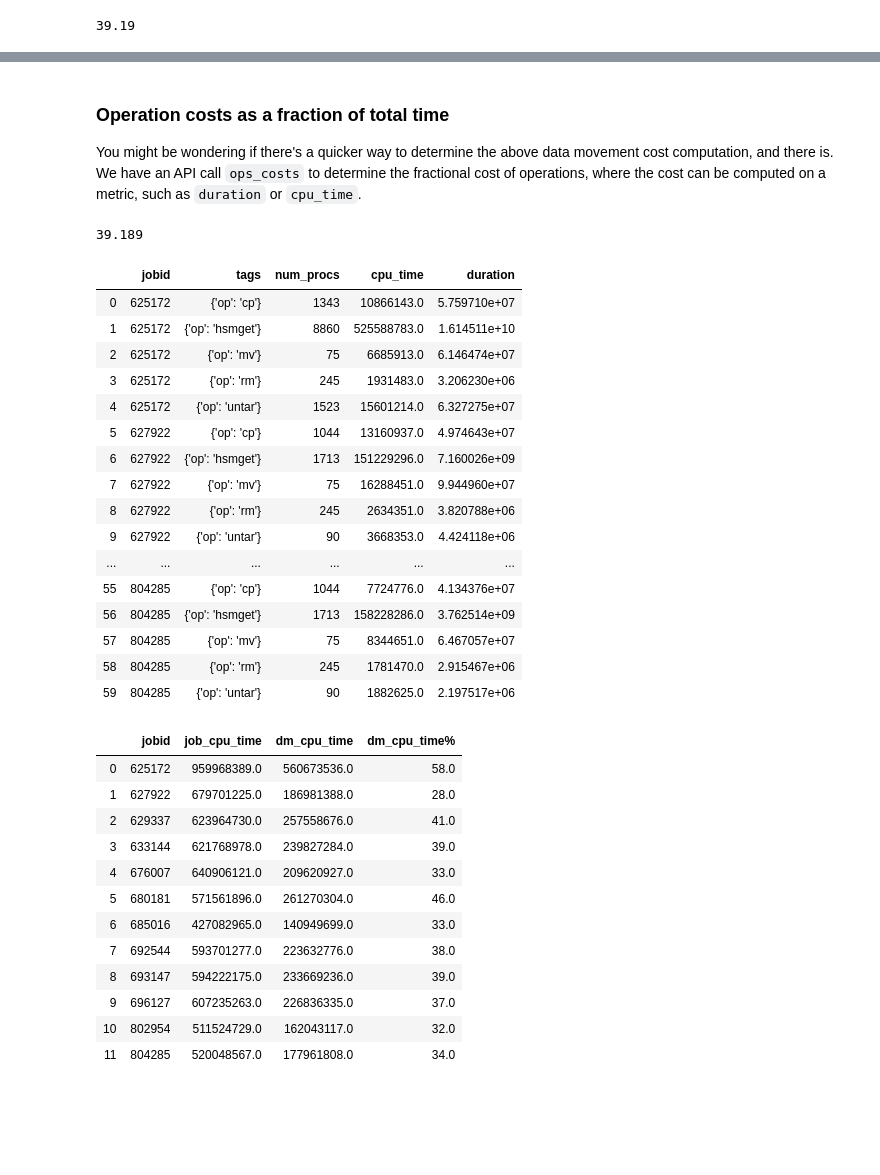
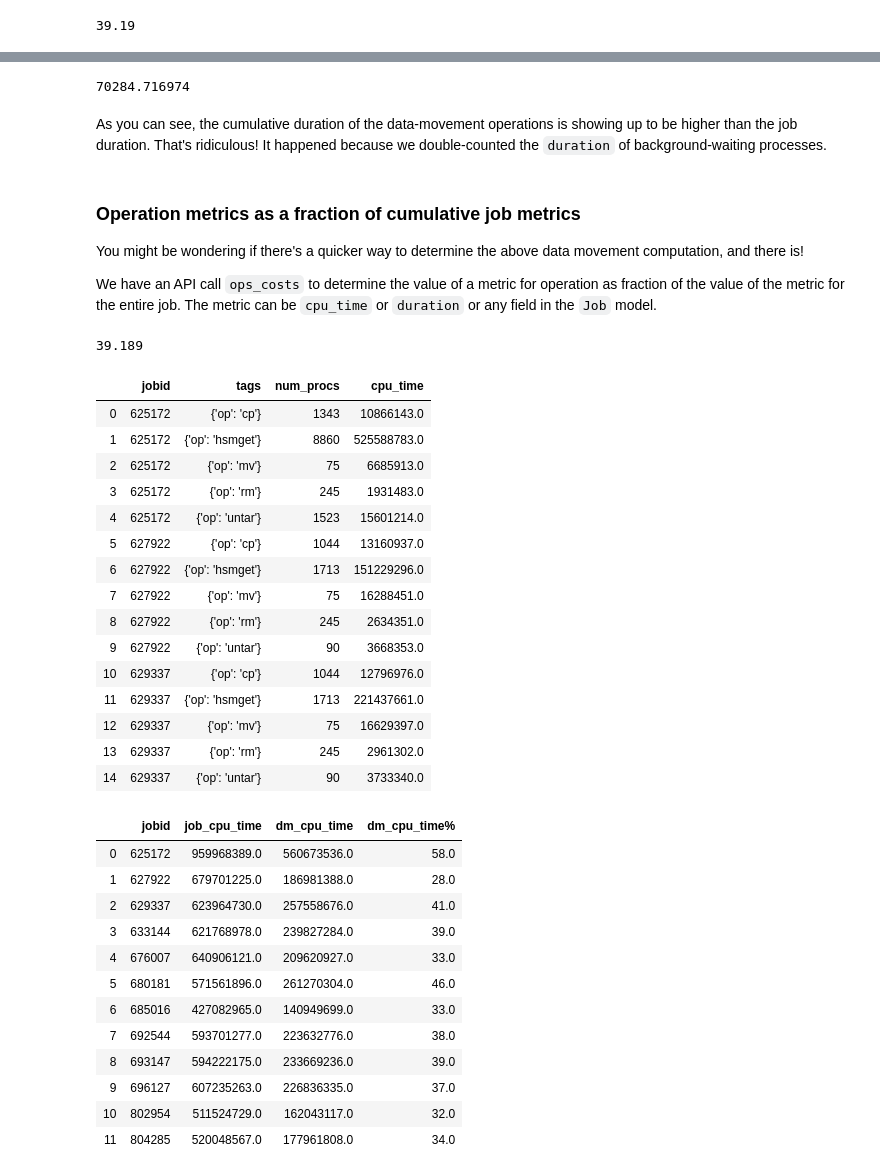
Before and after one commit to ilaflott/epmt, a Jupyter notebook: notebooks/Query-API.ipynb, the cells around one changed output, grey strips where cells are left out. Drawn from its saved outputs; the diff is of its cells as text; code cells hidden in the pictures; blank space fills up the shorter version.

```diff
--- a/notebooks/Query-API.ipynb
+++ b/notebooks/Query-API.ipynb
@@ -627,5 +651,15 @@ in such a scenario.
+# %%
+s = 0
+for j in jobs_orm: s += j.duration
+s/1e6
+# %% [output]
+70284.716974
+# %% [markdown]
+As you can see, the cumulative duration of the data-movement operations is showing up to be higher than the job duration. That's ridiculous! It happened because we double-counted the `duration` of background-waiting processes.
 # %% [markdown]
-### <a name="ops-costs">Operation costs as a fraction of total time</a>
+### <a name="ops-costs">Operation metrics as a fraction of cumulative job metrics</a>
 
-You might be wondering if there's a quicker way to determine the above data movement cost computation, and there is. We have an API call `ops_costs` to determine the fractional cost of operations, where the cost can be computed on a metric, such as `duration` or `cpu_time`.
+You might be wondering if there's a quicker way to determine the above data movement computation, and there is!
+
+We have an API call `ops_costs` to determine the value of a metric for operation as fraction of the value of the metric for the entire job. The metric can be `cpu_time` or `duration` or any field in the `Job` model.
 # %%
@@ -633,26 +668,26 @@ You might be wondering if there's a quicker way to determine the above data move
 dm_percent
 # %% [output]
 39.189
-# %%
-dm_ops_df[['jobid', 'tags', 'num_procs', 'cpu_time', 'duration']]
-# %% [output]
-|  | jobid | tags | num_procs | cpu_time | duration |
-| 0 | 625172 | {'op': 'cp'} | 1343 | 10866143.0 | 5.759710e+07 |
-| 1 | 625172 | {'op': 'hsmget'} | 8860 | 525588783.0 | 1.614511e+10 |
-| 2 | 625172 | {'op': 'mv'} | 75 | 6685913.0 | 6.146474e+07 |
-| 3 | 625172 | {'op': 'rm'} | 245 | 1931483.0 | 3.206230e+06 |
-| 4 | 625172 | {'op': 'untar'} | 1523 | 15601214.0 | 6.327275e+07 |
-| 5 | 627922 | {'op': 'cp'} | 1044 | 13160937.0 | 4.974643e+07 |
-| 6 | 627922 | {'op': 'hsmget'} | 1713 | 151229296.0 | 7.160026e+09 |
-| 7 | 627922 | {'op': 'mv'} | 75 | 16288451.0 | 9.944960e+07 |
-| 8 | 627922 | {'op': 'rm'} | 245 | 2634351.0 | 3.820788e+06 |
-| 9 | 627922 | {'op': 'untar'} | 90 | 3668353.0 | 4.424118e+06 |
-| ... | ... | ... | ... | ... | ... |
-| 55 | 804285 | {'op': 'cp'} | 1044 | 7724776.0 | 4.134376e+07 |
-| 56 | 804285 | {'op': 'hsmget'} | 1713 | 158228286.0 | 3.762514e+09 |
-| 57 | 804285 | {'op': 'mv'} | 75 | 8344651.0 | 6.467057e+07 |
-| 58 | 804285 | {'op': 'rm'} | 245 | 1781470.0 | 2.915467e+06 |
-| 59 | 804285 | {'op': 'untar'} | 90 | 1882625.0 | 2.197517e+06 |
+# %%
+# only showing the first 15 rows
+dm_ops_df[['jobid', 'tags', 'num_procs', 'cpu_time']][:15]
+# %% [output]
+|  | jobid | tags | num_procs | cpu_time |
+| 0 | 625172 | {'op': 'cp'} | 1343 | 10866143.0 |
+| 1 | 625172 | {'op': 'hsmget'} | 8860 | 525588783.0 |
+| 2 | 625172 | {'op': 'mv'} | 75 | 6685913.0 |
+| 3 | 625172 | {'op': 'rm'} | 245 | 1931483.0 |
+| 4 | 625172 | {'op': 'untar'} | 1523 | 15601214.0 |
+| 5 | 627922 | {'op': 'cp'} | 1044 | 13160937.0 |
+| 6 | 627922 | {'op': 'hsmget'} | 1713 | 151229296.0 |
+| 7 | 627922 | {'op': 'mv'} | 75 | 16288451.0 |
+| 8 | 627922 | {'op': 'rm'} | 245 | 2634351.0 |
+| 9 | 627922 | {'op': 'untar'} | 90 | 3668353.0 |
+| 10 | 629337 | {'op': 'cp'} | 1044 | 12796976.0 |
+| 11 | 629337 | {'op': 'hsmget'} | 1713 | 221437661.0 |
+| 12 | 629337 | {'op': 'mv'} | 75 | 16629397.0 |
+| 13 | 629337 | {'op': 'rm'} | 245 | 2961302.0 |
+| 14 | 629337 | {'op': 'untar'} | 90 | 3733340.0 |
 # %%
 # this shows the costs aggregated by jobs (across tags)
 dm_agg_df_by_job
```
Also changed, not shown: parts of 16 cells of this notebook.
